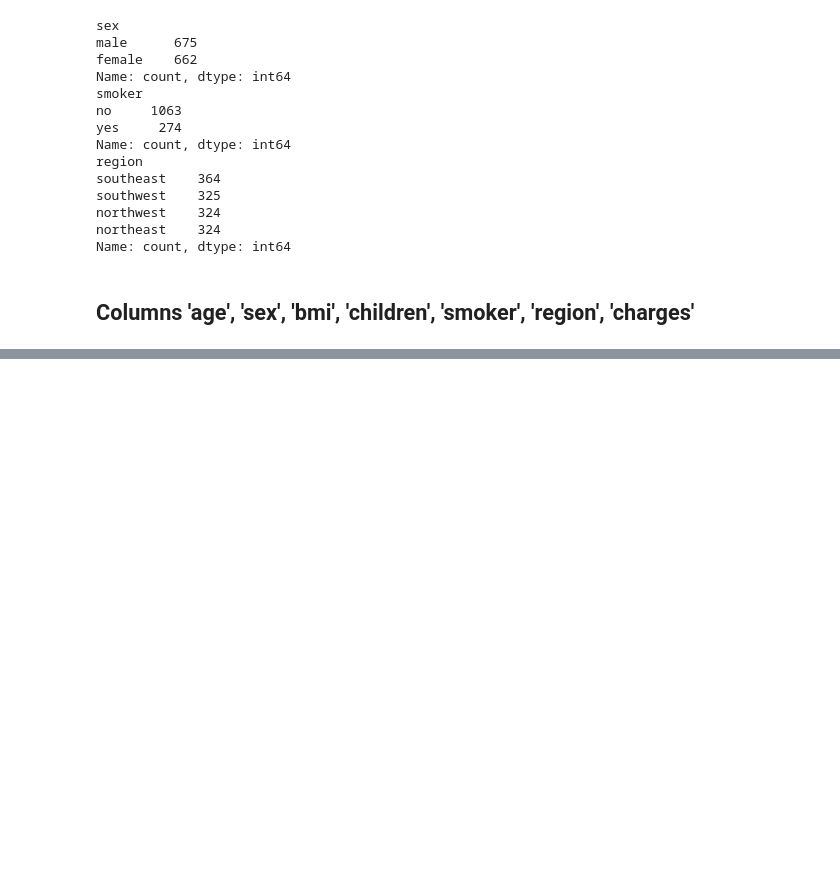
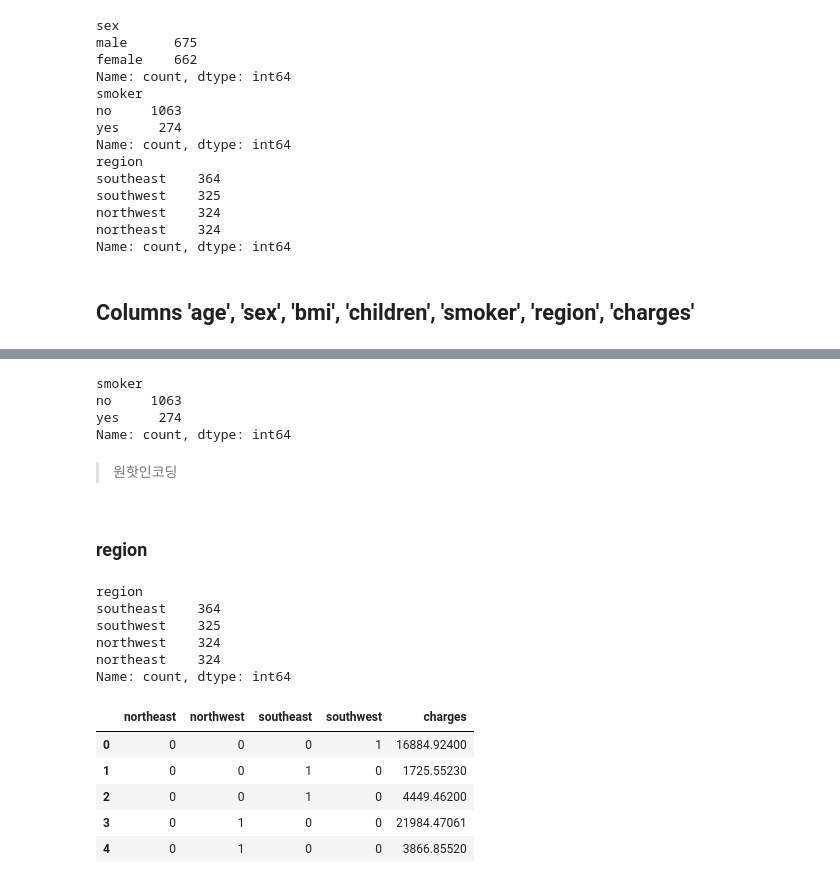
Before and after one commit to Pepi10/ML, a Jupyter notebook: Insurance_charge.ipynb, the cells around one changed output, grey strips where cells are left out. Drawn from its saved outputs; the diff is of its cells as text; code cells hidden in the pictures; blank space fills up the shorter version.

```diff
--- a/Insurance_charge.ipynb
+++ b/Insurance_charge.ipynb
@@ -231,0 +257,20 @@ Name: count, dtype: int64
+# %%
+df.smoker.value_counts()
+# %% [output]
+smoker
+no     1063
+yes     274
+Name: count, dtype: int64
+# %% [markdown]
+> 원핫인코딩
+# %% [markdown]
+### region
+# %%
+df.region.value_counts()
+# %% [output]
+region
+southeast    364
+southwest    325
+northwest    324
+northeast    324
+Name: count, dtype: int64
@@ -231,0 +281,11 @@ Name: count, dtype: int64
+# %%
+encoded_region = pd.get_dummies(df.region)
+encoded_region = encoded_region.astype(int).join(pd.DataFrame(df.charges))
+encoded_region.head(5)
+# %% [output]
+|  | northeast | northwest | southeast | southwest | charges |
+| 0 | 0 | 0 | 0 | 1 | 16884.92400 |
+| 1 | 0 | 0 | 1 | 0 | 1725.55230 |
+| 2 | 0 | 0 | 1 | 0 | 4449.46200 |
+| 3 | 0 | 1 | 0 | 0 | 21984.47061 |
+| 4 | 0 | 1 | 0 | 0 | 3866.85520 |
```
Also changed, not shown: parts of 48 cells of this notebook.
